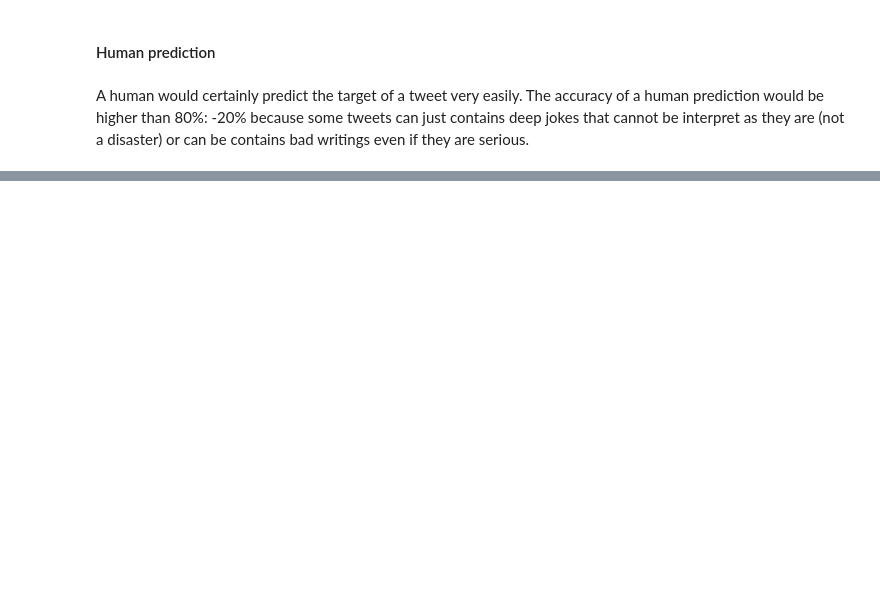
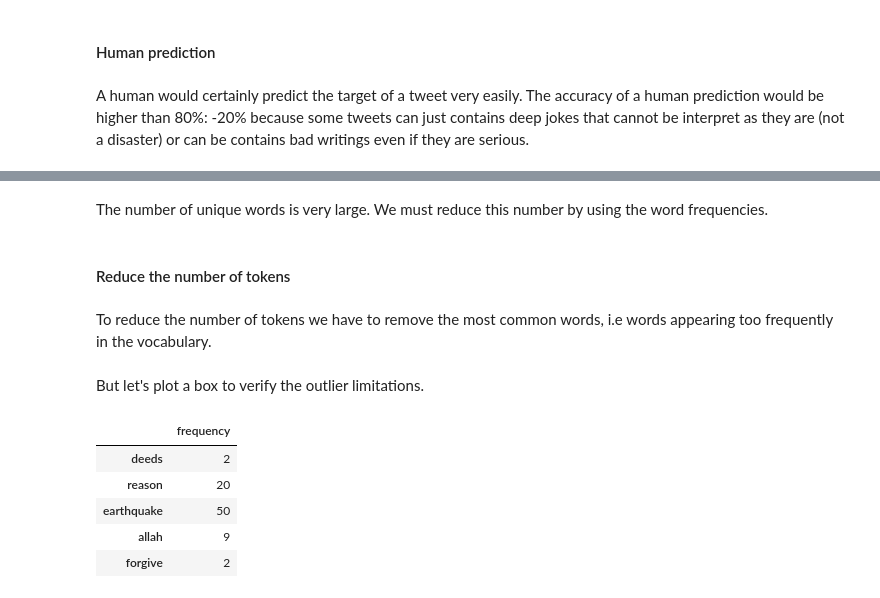
Before and after one commit to Oumar199/nlp_programs_exercises, a Jupyter notebook: kaggle_tweet_competition.ipynb, the cells around one changed output, grey strips where cells are left out. Cells and saved outputs as stored; diff of their text form; code cells hidden in the pictures; blank space fills up the shorter version.

```diff
--- a/kaggle_tweet_competition.ipynb
+++ b/kaggle_tweet_competition.ipynb
@@ -282,0 +405,8 @@ A human would certainly predict the target of a tweet very easily. The accuracy
+# %% [markdown]
+The number of unique words is very large. We must reduce this number by using the word frequencies.
+# %% [markdown]
+#### Reduce the number of tokens
+# %% [markdown]
+To reduce the number of tokens we have to remove the most common words, i.e words appearing too frequently in the vocabulary.
+# %% [markdown]
+But let's plot a box to verify the outlier limitations.
@@ -282,0 +416,9 @@ A human would certainly predict the target of a tweet very easily. The accuracy
+# %%
+frequency.head()
+# %% [output]
+|  | frequency |
+| deeds | 2 |
+| reason | 20 |
+| earthquake | 50 |
+| allah | 9 |
+| forgive | 2 |
```
Also changed, not shown: parts of 52 cells of this notebook.
